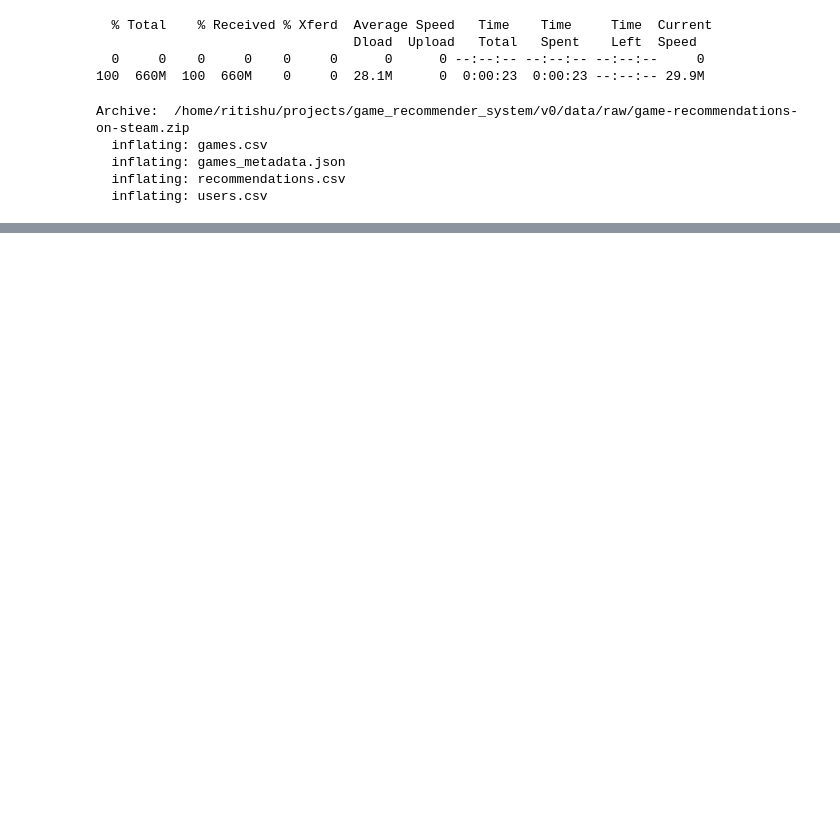
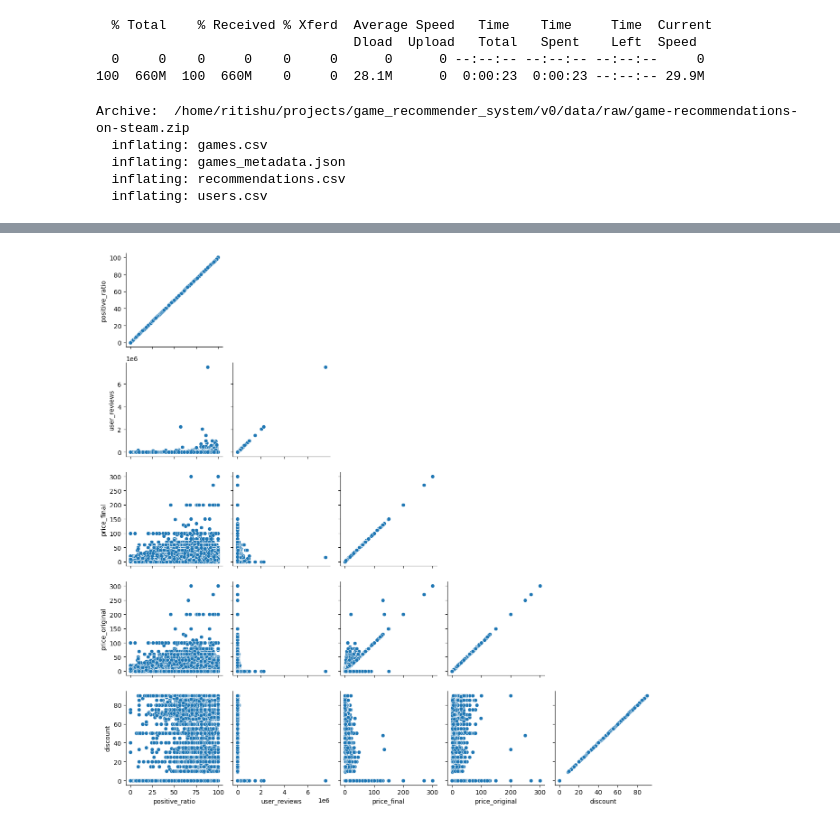
Before and after one commit to Ritish369/game_recommender_system, a Jupyter notebook: v0/notebooks/v0.ipynb, the cells around one changed output, grey strips where cells are left out. Saved outputs shown, nothing was run; the diff lists cells and outputs as text; code cells hidden in the pictures; blank space fills up the shorter version.

```diff
--- a/v0/notebooks/v0.ipynb
+++ b/v0/notebooks/v0.ipynb
@@ -25,0 +236,7 @@ Archive:  /home/ritishu/projects/game_recommender_system/v0/data/raw/game-recomm
+# %%
+# Relationships between different numerical features shown via scatter plots.
+sns.pairplot(data=games, vars=num_cols, kind='scatter', diag_kind=None, corner=True)
+plt.tight_layout()
+plt.show()
+# %% [output]
+[figure, added]
```
Also changed, not shown: parts of 46 cells of this notebook, 1 other file.
